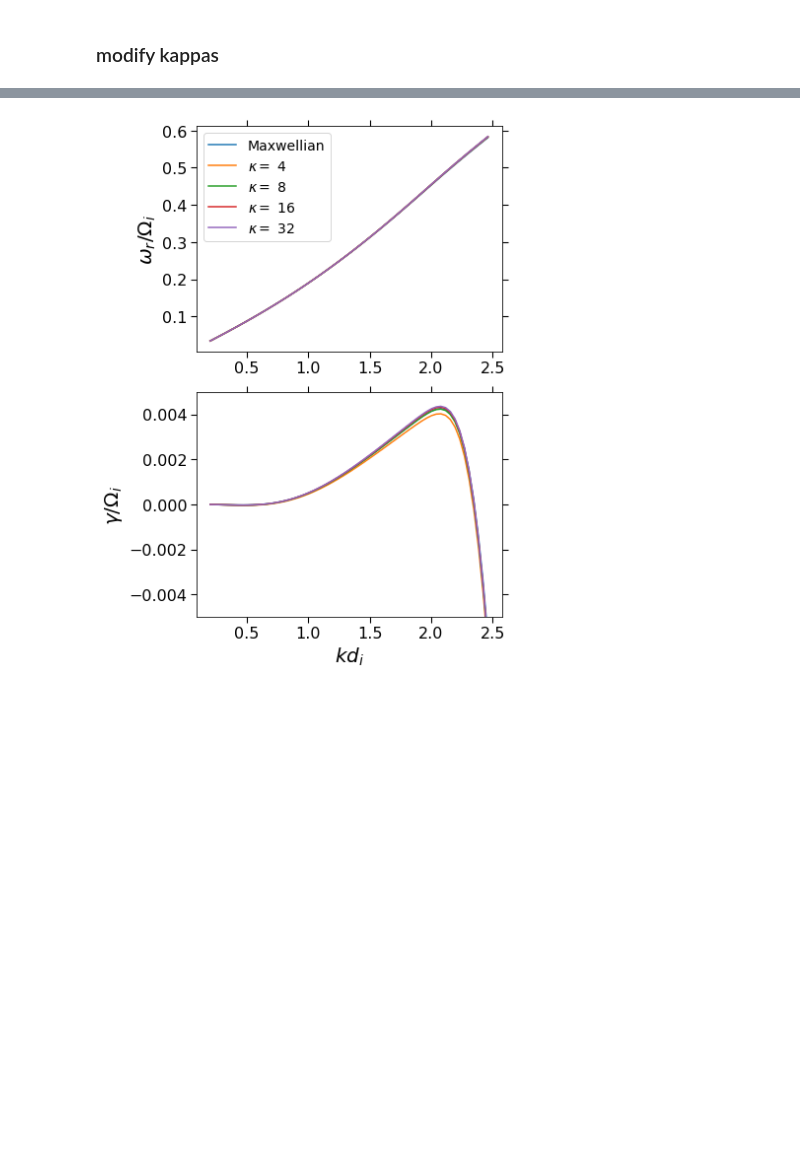
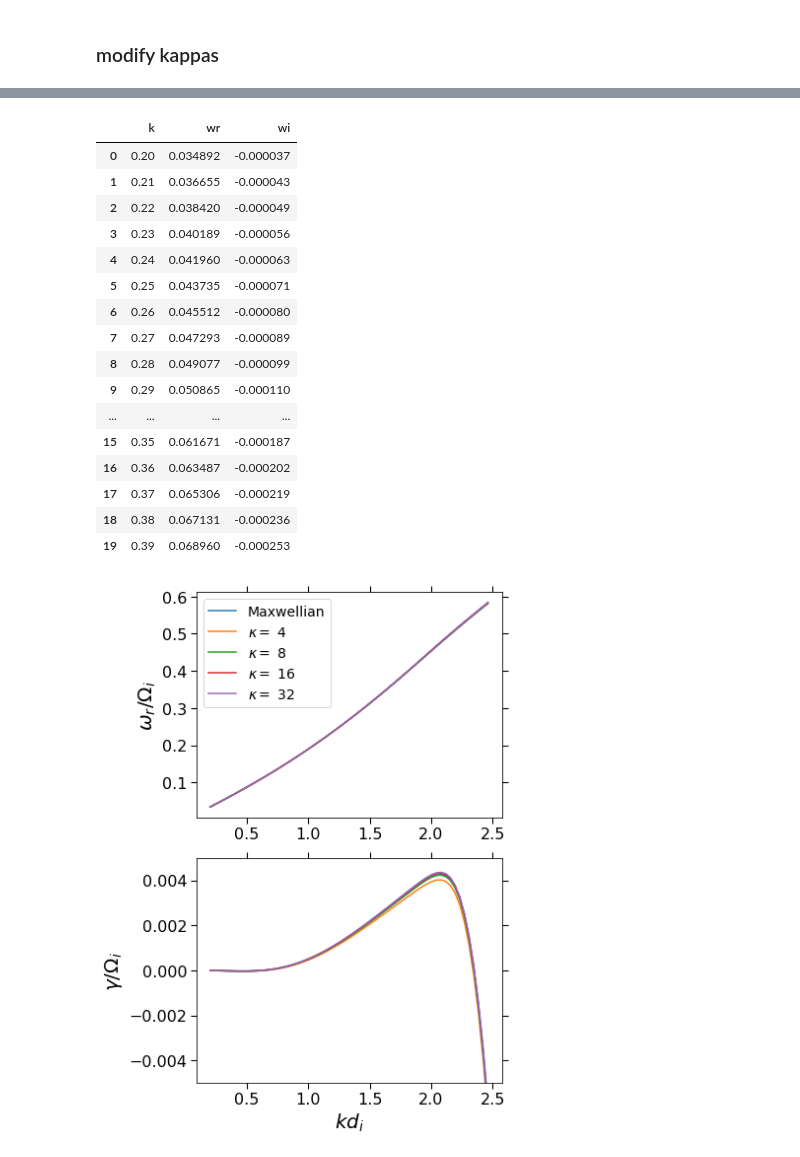
Before and after one commit to YuguangTong/DSHARK, a Jupyter notebook: python/drifting_kappa/test_kaw_in_drifting_kappa.ipynb, the cells around one changed output, grey strips where cells are left out. Drawn from its saved outputs; the diff is of its cells as text; code cells hidden in the pictures; blank space fills up the shorter version.

```diff
--- a/python/drifting_kappa/test_kaw_in_drifting_kappa.ipynb
+++ b/python/drifting_kappa/test_kaw_in_drifting_kappa.ipynb
@@ -88,3 +108,23 @@ disp = read_disp_data()
+# %%
+disp
+# %% [output]
+|  | k | wr | wi |
+| 0 | 0.20 | 0.034892 | -0.000037 |
+| 1 | 0.21 | 0.036655 | -0.000043 |
+| 2 | 0.22 | 0.038420 | -0.000049 |
+| 3 | 0.23 | 0.040189 | -0.000056 |
+| 4 | 0.24 | 0.041960 | -0.000063 |
+| 5 | 0.25 | 0.043735 | -0.000071 |
+| 6 | 0.26 | 0.045512 | -0.000080 |
+| 7 | 0.27 | 0.047293 | -0.000089 |
+| 8 | 0.28 | 0.049077 | -0.000099 |
+| 9 | 0.29 | 0.050865 | -0.000110 |
+| ... | ... | ... | ... |
+| 15 | 0.35 | 0.061671 | -0.000187 |
+| 16 | 0.36 | 0.063487 | -0.000202 |
+| 17 | 0.37 | 0.065306 | -0.000219 |
+| 18 | 0.38 | 0.067131 | -0.000236 |
+| 19 | 0.39 | 0.068960 | -0.000253 |
 # %%
 test_kappas = [np.array([50, 50, 4]), np.array([50, 50, 8]), np.array([50, 50, 16]), np.array([50, 50, 32])]
 test_disps = []
```
Also changed, not shown: parts of 2 cells of this notebook, 42 other files.
